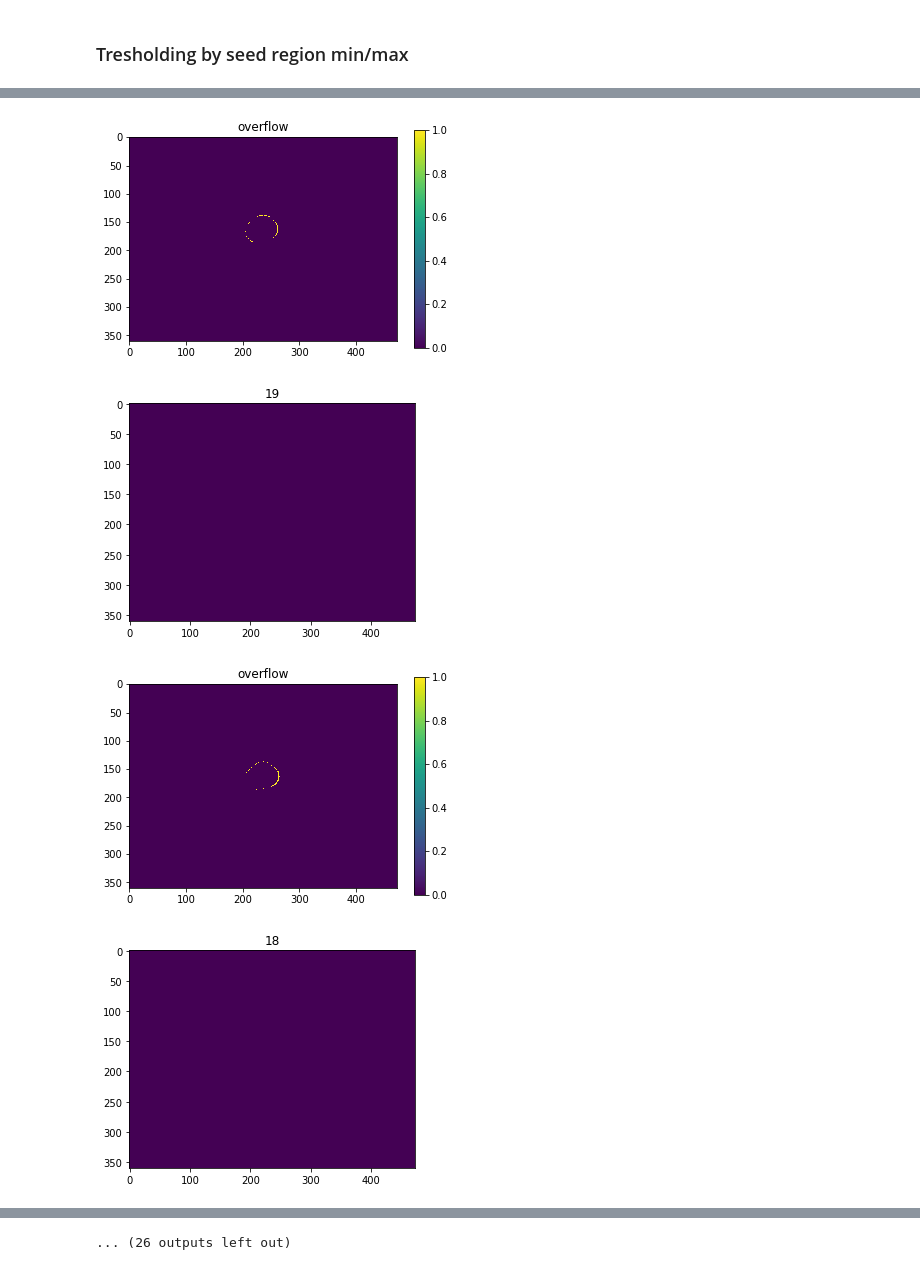
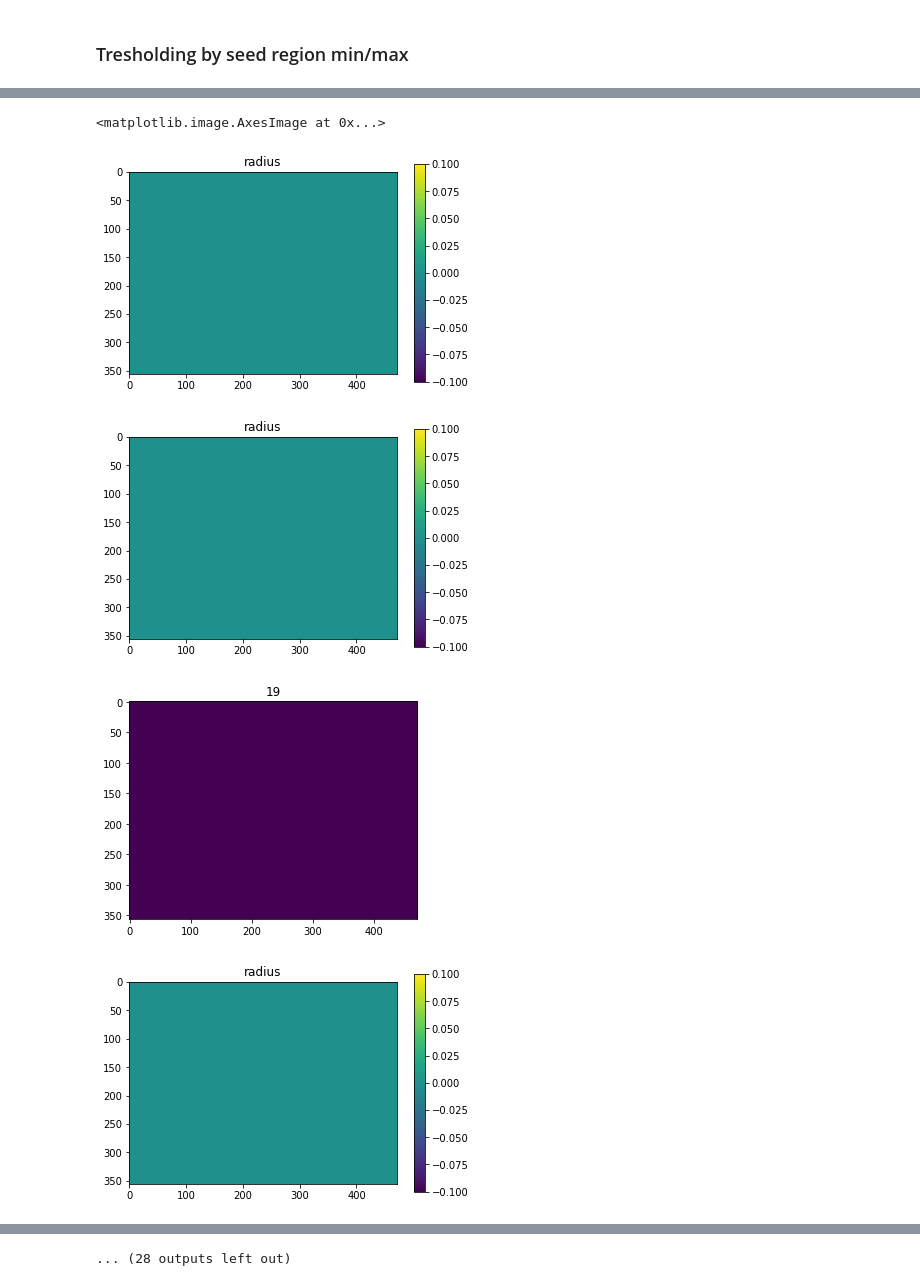
Before and after one commit to penn-ultrasound-research-laboratory/Deep-Ultrasound-Classification, a Jupyter notebook: _notebooks/LeakPluggingCary.ipynb, the cells around one changed output, grey strips where cells are left out. Drawn from its saved outputs; the diff is of its cells as text; code cells hidden in the pictures.

Commit message:
consolidated prune/leak function. fixed seed pointmiscast to uint8

```diff
--- a/_notebooks/LeakPluggingCary.ipynb
+++ b/_notebooks/LeakPluggingCary.ipynb
@@ -97,22 +97,16 @@ Find the largest kernel that 'fits' in the mask.
 Fit is defined as erosion not-completely erasing the mask region (i.e. at least one non-zero value post-erosion)
 """
 def prune_mask_to_kernel_radius(mask, radius):
+
     pruned_mask = np.zeros(mask.shape, np.uint8)
+    leak_mask = np.zeros(mask.shape, np.uint8)
+
     nlabels, labeled = cv2.connectedComponents(mask, CONNECTIVITY)
     for l in range(1, nlabels):
         component = (labeled == l).astype(np.uint8)
         if max_interior_radius(MIN_RADIUS, MAX_RADIUS, component) < radius:
             pruned_mask += component
-
-    return pruned_mask
-
-
-def find_leak_mask_to_kernel_radius(mask, radius):
-    leak_mask = np.zeros(mask.shape, np.uint8)
-    nlabels, labeled = cv2.connectedComponents(mask, CONNECTIVITY)
-    for l in range(1, nlabels):
-        component = (labeled == l).astype(np.uint8)
-        if max_interior_radius(MIN_RADIUS, MAX_RADIUS, component) >= radius:
+        else:
             leak_mask += component
 
-    return leak_mask
+    return pruned_mask, leak_mask
@@ -154,7 +113,7 @@ plt.colorbar()
 # %% [markdown]
 ### Load frame from file
 # %%
-frame = cv2.imread("../../TestImages/frames/frame_0003.png", cv2.IMREAD_GRAYSCALE)
+frame = cv2.imread("../../TestImages/frames/frame_0010.png", cv2.IMREAD_GRAYSCALE)
 M, N = frame.shape
 
 plt.imshow(frame)
@@ -226,50 +186,43 @@ plt.imshow(seed_range_thresholded_image)
 # %%
 previous_grown = None
 composite_leak = np.zeros(seed_region_mask.shape)
 
 for radius in range(MAX_RADIUS, MIN_RADIUS-1, -1):
 
     radius_grown = iterate_until_stop_growing_exponential_backoff(
         np.copy(seed_region_mask),
         grow_region,
         seed_range_thresholded_image,
         disk_kernel(radius),
         iters_per_round = 3)
 
+    plt.figure()
+    plt.title("radius")
+    plt.imshow(radius_grown)
+    plt.colorbar()
+
     if previous_grown is None:
         previous_grown = np.copy(radius_grown)
 
     else:
-#         plt.title("Grown region")
-#         ax[0].imshow(radius_grown)
 
-    # UINT8 SUBTRACTION IS CAUSING OVERFLOW
         overflow = as_binary_mask(radius_grown - previous_grown)
 
-        plt.figure()
-        plt.title("overflow")
-        plt.imshow(overflow)
-        plt.colorbar()
-
         # Prune the overflow to produce leak image
-        leak_mask = find_leak_mask_to_kernel_radius(overflow, radius + 1)
+        pruned_mask, leak_mask = prune_mask_to_kernel_radius(overflow, radius + 1)
         composite_leak += leak_mask
 
         plt.figure()
         plt.imshow(leak_mask)
         plt.title(radius)
 
-#         plt.figure()
-#         plt.title("pruned_mask")
-#         plt.imshow(pruned_mask)
-#         plt.colorbar()
+        previous_grown = as_binary_mask(radius_grown)
 
-#         plt.title("composite")
-#         ax[3].imshow(radius_grown + pruned_mask)
-
-        previous_grown = radius_grown
+plugged_growth = radius_grown - as_binary_mask(composite_leak)
+plt.imshow(plugged_growth)
 # %% [output]
+<matplotlib.image.AxesImage at 0x...>
-[figure, old version]
+[figure, new version]
-[figure, old version]
+[figure, new version]
-[figure, old version]
+[figure, new version]
-[figure, old version]
+[figure, new version]
@@ -284 +236 @@ for radius in range(MAX_RADIUS, MIN_RADIUS-1, -1):
-... (26 outputs left out)
+... (28 outputs left out)
```
Also changed, not shown: parts of 12 cells of this notebook.
